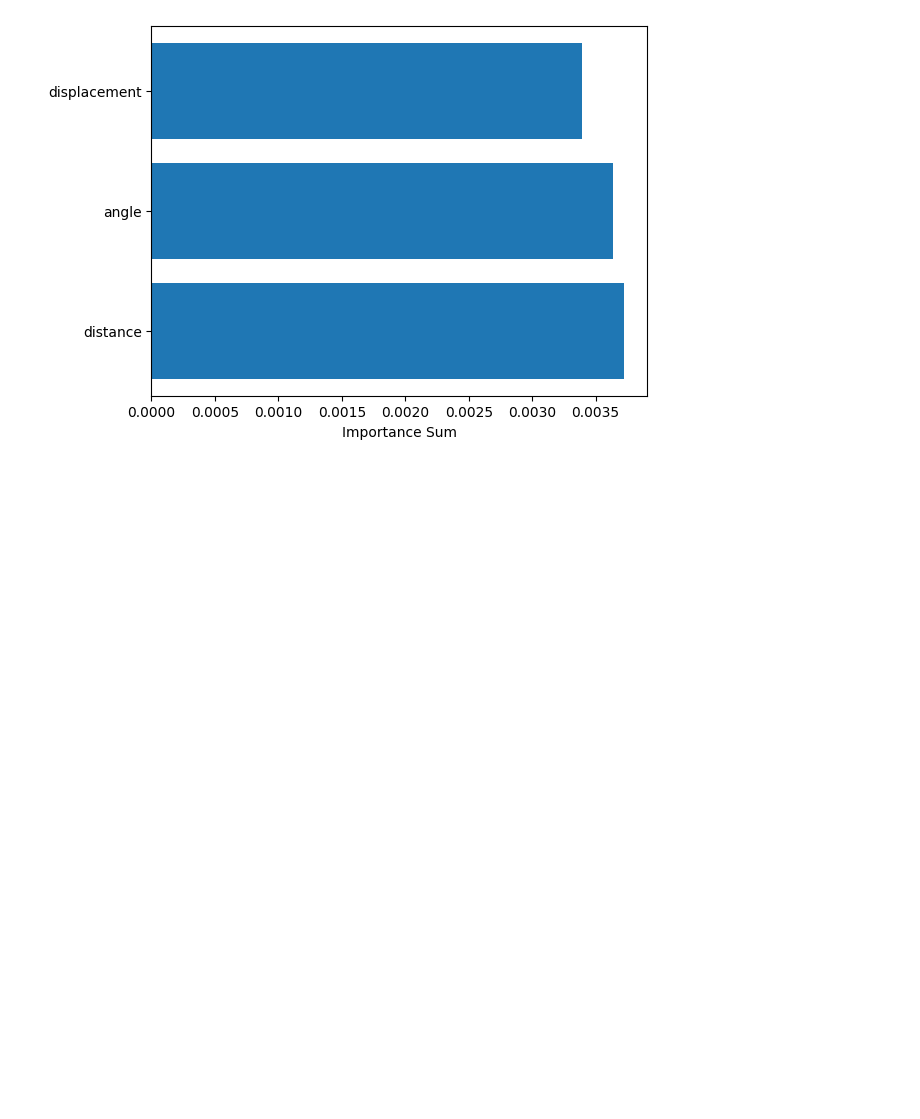
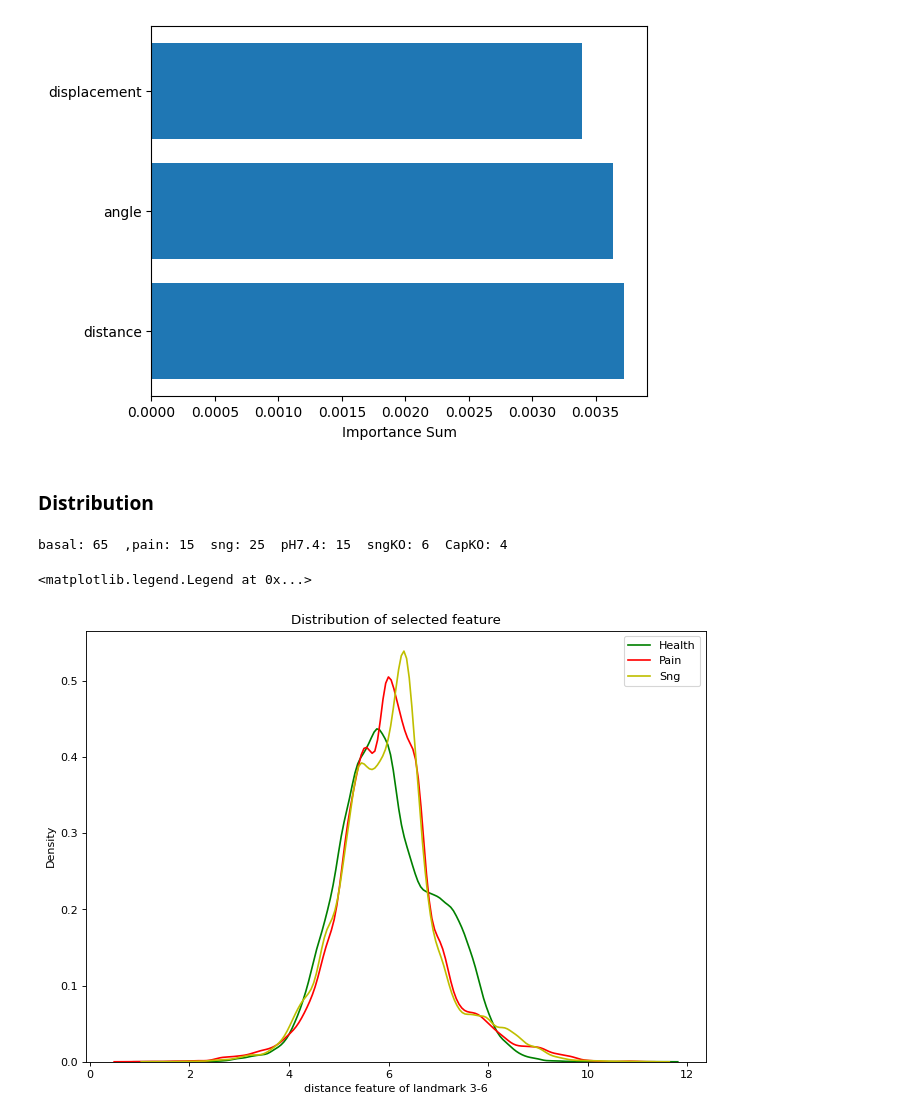
Before and after one commit to IS-Howard/final, a Jupyter notebook: main.ipynb, the cells around one changed output. Drawn from its saved outputs; the diff is of its cells as text; code cells hidden in the pictures; blank space fills up the shorter version.

Commit message:
add distribution analysis

```diff
--- a/main.ipynb
+++ b/main.ipynb
@@ -248,3 +248,5 @@ plt.xlabel("Importance Sum")
 # %% [output]
 Text(0.5, 0, 'Importance Sum')
 [figure]
+# %% [markdown]
+### Distribution
@@ -250,0 +256,58 @@ Text(0.5, 0, 'Importance Sum')
+# %%
+feat_type = 'bsF'
+model_type = 'svm'
+add_cluster = 'Y'
+classes = 3
+# %%
+if feat_type == 'frame':
+    dlc_root = r'..\final_data\landmark5'
+    dlc = DataSet(dlc_root)
+else:
+    dlc_root = r'..\final_data\landmark7'
+    if feat_type[-1]=='H':
+        bs_root = r'..\final_data\bsoidfeat'
+    else:
+        bs_root = r'..\final_data\bsoidfeat2'
+    dlc = DataSet(dlc_root, bsoid=bs_root)
+dlc.generate_feature(feat_type=feat_type)
+
+# if add_cluster == 'Y':
+#     print('pose clustering...')
+#     dlc.pose_cls(sel=['Cap','Capbasal'], sel_num=20, embed=False, k=50, cls_type='km', clf_type='svm')
+# %% [output]
+basal: 65  ,pain: 15  sng: 25  pH7.4: 15  sngKO: 6  CapKO: 4
+# %%
+feats = dlc.sel_feat(treatment='basal')
+basalfeat = []
+for feat in feats:
+    basalfeat.append(feat.feature[:,17]+6)
+basalfeat = np.concatenate(basalfeat)
+
+feats = dlc.sel_feat(treatment='Cap')
+capfeat = []
+for feat in feats:
+    capfeat.append(feat.feature[:,17]+6)
+capfeat = np.concatenate(capfeat)
+
+feats = dlc.sel_feat(treatment='pH5.2')
+sngfeat = []
+for feat in feats:
+    sngfeat.append(feat.feature[:,17]+6)
+sngfeat = np.concatenate(sngfeat)
+
+
+dic = {}
+dic['Health'] = basalfeat
+dic['Pain'] = capfeat
+dic['Sng'] = sngfeat
+# %%
+plt.figure(figsize=(10,7), dpi= 80)
+sns.distplot(basalfeat, color="g", label="Health", kde=True, hist=False)
+sns.distplot(capfeat, color="r", label="Pain", kde=True, hist=False)
+sns.distplot(sngfeat, color="y", label="Sng", kde=True, hist=False)
+plt.xlabel("distance feature of landmark 3-6")
+plt.title("Distribution of selected feature")
+plt.legend()
+# %% [output]
+<matplotlib.legend.Legend at 0x...>
+[figure, added]
```
Also changed, not shown: parts of 2 cells of this notebook.
